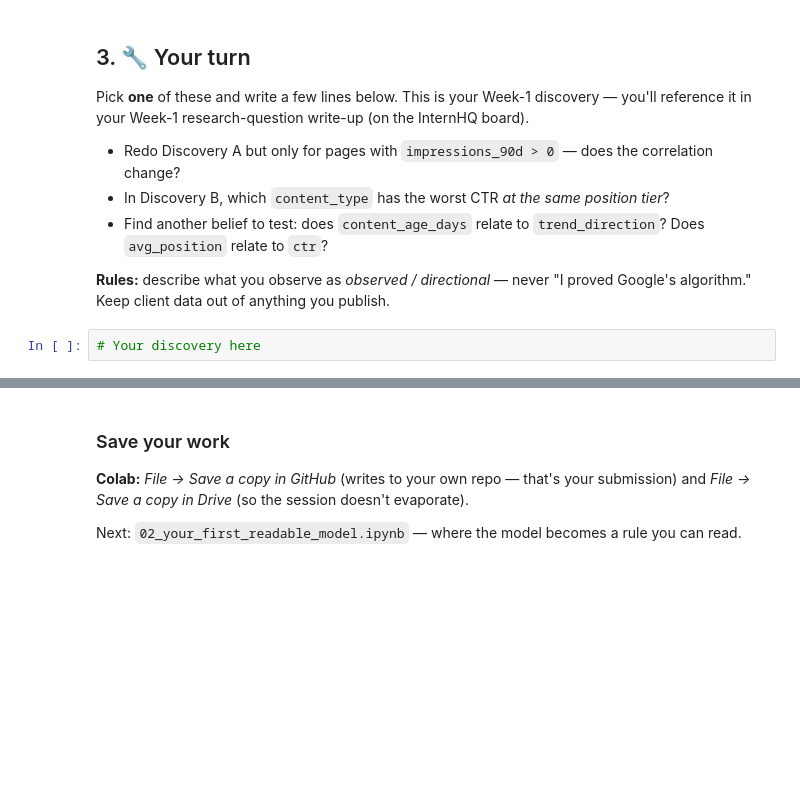
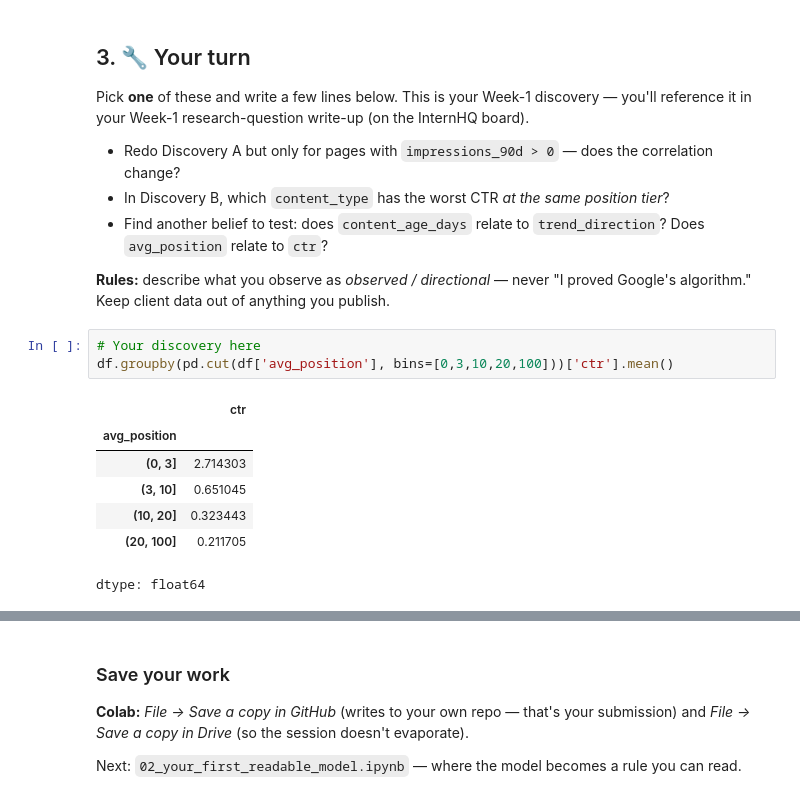
Before and after one commit to codingsheep17/flyrank-ml-internship, a Jupyter notebook: notebooks/01_first_look_and_discovery.ipynb, the cells around one changed output, grey strips where cells are left out. Cells and saved outputs as stored; diff of their text form; blank space fills up the shorter version.

```diff
--- a/notebooks/01_first_look_and_discovery.ipynb
+++ b/notebooks/01_first_look_and_discovery.ipynb
@@ -99,3 +154,12 @@ Pick **one** of these and write a few lines below. This is your Week-1 discovery
 **Rules:** describe what you observe as *observed / directional* — never "I proved Google's algorithm." Keep client data out of anything you publish.
 # %%
 # Your discovery here
+df.groupby(pd.cut(df['avg_position'], bins=[0,3,10,20,100]))['ctr'].mean()
+# %% [output]
+|  | ctr |
+| avg_position |  |
+| (0, 3] | 2.714303 |
+| (3, 10] | 0.651045 |
+| (10, 20] | 0.323443 |
+| (20, 100] | 0.211705 |
+dtype: float64
```
Also changed, not shown: parts of 8 cells of this notebook.
